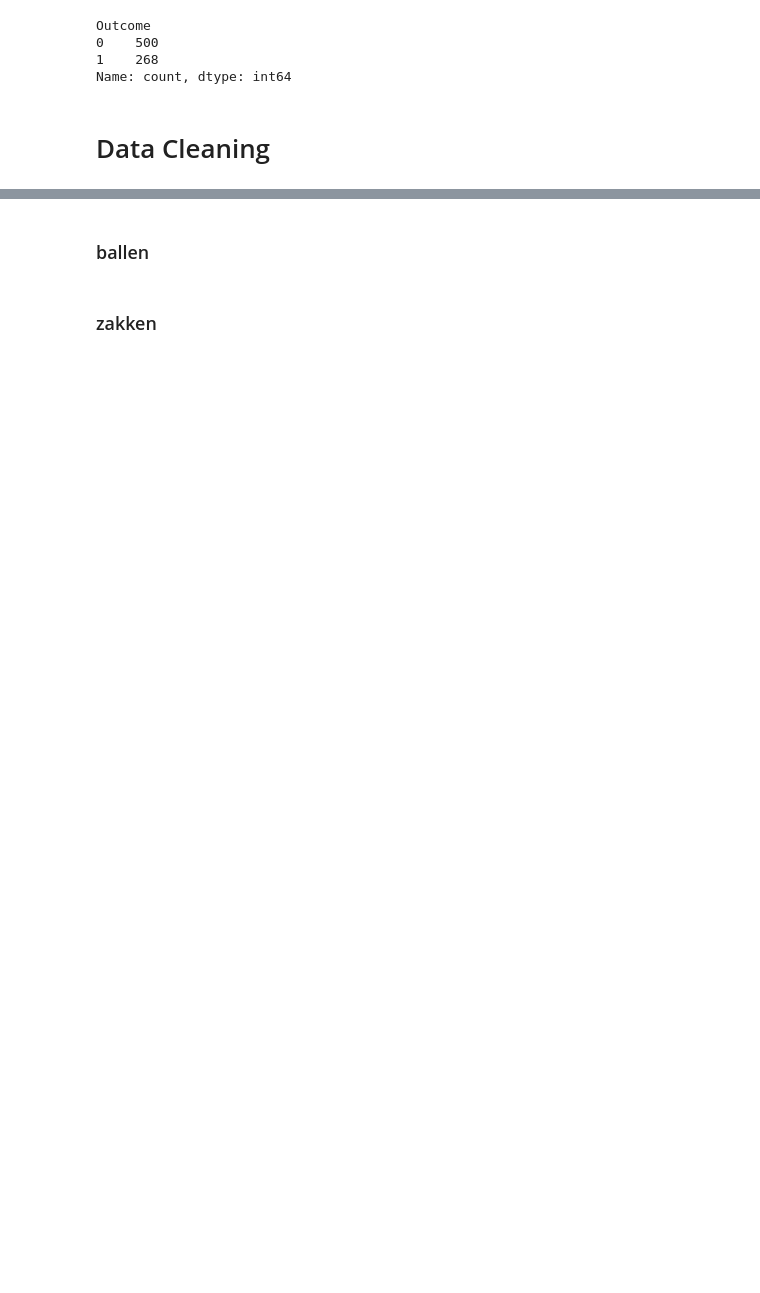
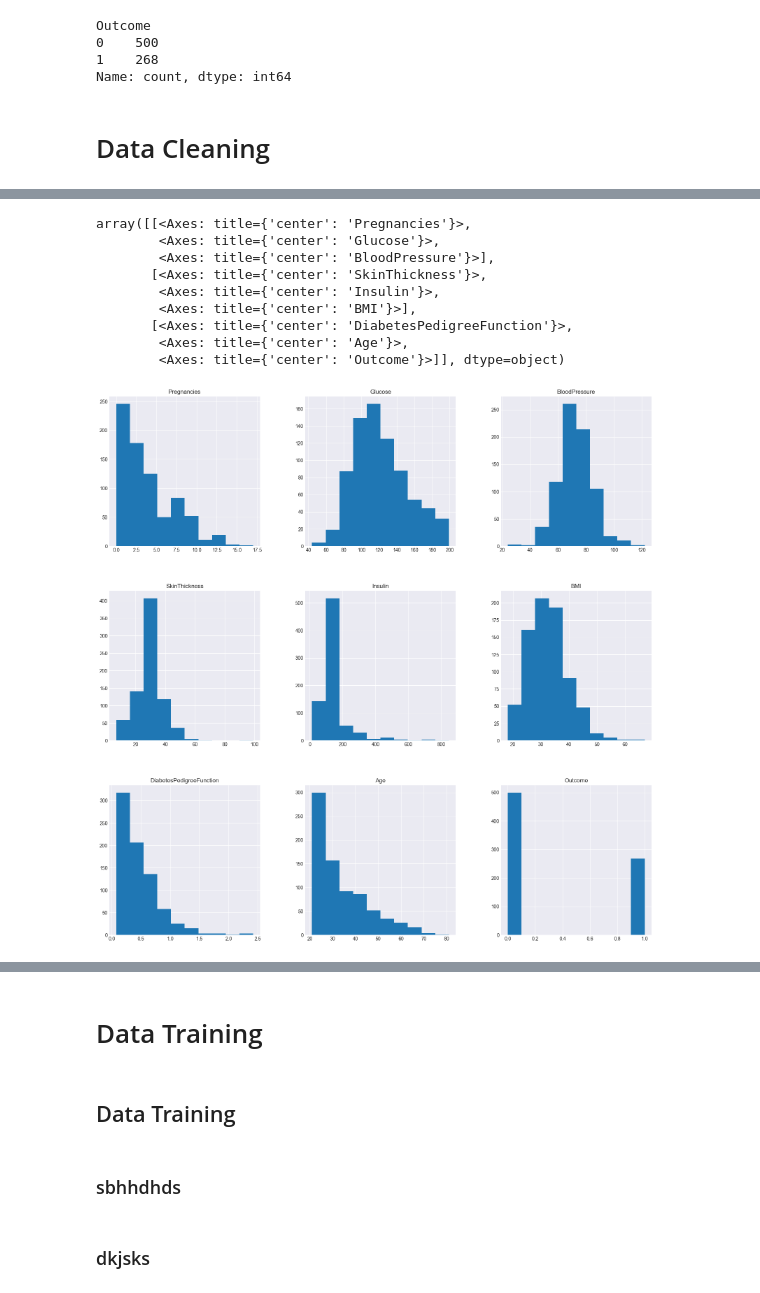
Before and after one commit to kelvingevershowest/data-collection-and-preprocessing, a Jupyter notebook: Final_Dashboard.ipynb, the cells around one changed output, grey strips where cells are left out. Saved outputs shown, nothing was run; the diff lists cells and outputs as text; code cells hidden in the pictures; blank space fills up the shorter version.

Commit message:
Data Cleaning with  jupyter-flex

```diff
--- a/Final_Dashboard.ipynb
+++ b/Final_Dashboard.ipynb
@@ -147,0 +192,5 @@ Name: count, dtype: int64
+# %%
+df_no_dup = df.copy()
+df_no_dup.drop_duplicates()
+
+df_no_dup.shape
@@ -147,0 +214,4 @@ Name: count, dtype: int64
+# %%
+df_nan = df_no_dup.copy()
+df_nan[['Glucose','BloodPressure','SkinThickness','Insulin','BMI']] = df_nan[['Glucose','BloodPressure','SkinThickness','Insulin','BMI']].replace(0,np.NaN)
+df_nan.head()
@@ -147,0 +227,19 @@ Name: count, dtype: int64
+# %%
+df_imputed = df_nan.copy()
+
+# import Imputer
+from sklearn.impute import SimpleImputer
+
+# Create an imputer object that looks for 'Nan' values, then replaces them with the mean value of the feature by columns (axis=0)
+# strategy is median because mean results in values to high
+mean_imputer = SimpleImputer(missing_values=np.nan, strategy='median')
+
+# Train the imputor on the dataset
+mean_imputer = mean_imputer.fit(df_imputed[['Pregnancies', 'Glucose', 'BloodPressure', 'SkinThickness', 'Insulin',
+       'BMI', 'DiabetesPedigreeFunction', 'Age']])
+
+# Apply the imputer to the dataset (This imputer can also be used on future datasets)
+df_imputed[['Pregnancies', 'Glucose', 'BloodPressure', 'SkinThickness', 'Insulin',
+       'BMI', 'DiabetesPedigreeFunction', 'Age']] = mean_imputer.transform(df_imputed[['Pregnancies', 'Glucose', 'BloodPressure', 'SkinThickness', 'Insulin',
+       'BMI', 'DiabetesPedigreeFunction', 'Age']].values)
+df_imputed.head()
@@ -147,0 +257,22 @@ Name: count, dtype: int64
+# %%
+# the columns Pregnancies, DiabetesPedigreeFunction and Age are skewed so we log transform them
+from scipy.stats import skew
+cols = df_imputed.columns
+df_imputed[cols].hist(figsize = (20,20))
+df_not_skewed = df_imputed.copy()
+for col in cols:
+    skewed = skew(df_not_skewed[col].dropna().astype(float))
+    if skewed > 0.75:
+        df_not_skewed[col] = np.log1p(df_not_skewed[col])
+df_not_skewed[cols].hist(figsize = (20,20))
+# %% [output]
+array([[<Axes: title={'center': 'Pregnancies'}>,
+        <Axes: title={'center': 'Glucose'}>,
+        <Axes: title={'center': 'BloodPressure'}>],
+       [<Axes: title={'center': 'SkinThickness'}>,
+        <Axes: title={'center': 'Insulin'}>,
+        <Axes: title={'center': 'BMI'}>],
+       [<Axes: title={'center': 'DiabetesPedigreeFunction'}>,
+        <Axes: title={'center': 'Age'}>,
+        <Axes: title={'center': 'Outcome'}>]], dtype=object)
+[figure, added]
@@ -148,4 +280,8 @@ Name: count, dtype: int64
+# %% [markdown]
+# Data Training
+# %% [markdown]
+## Data Training
 # %% [markdown]
-### ballen
+### sbhhdhds
 # %% [markdown]
-### zakken
+### dkjsks
```
Also changed, not shown: parts of 27 cells of this notebook.
